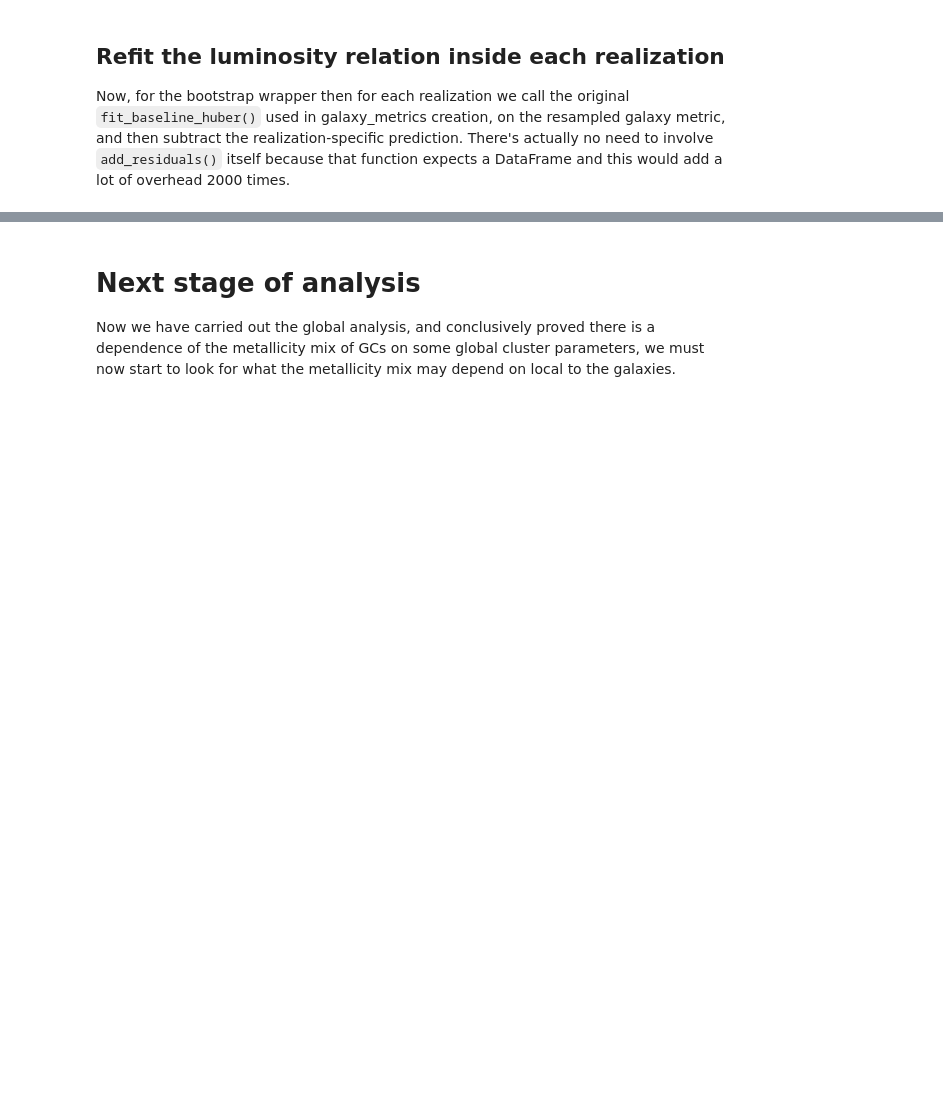
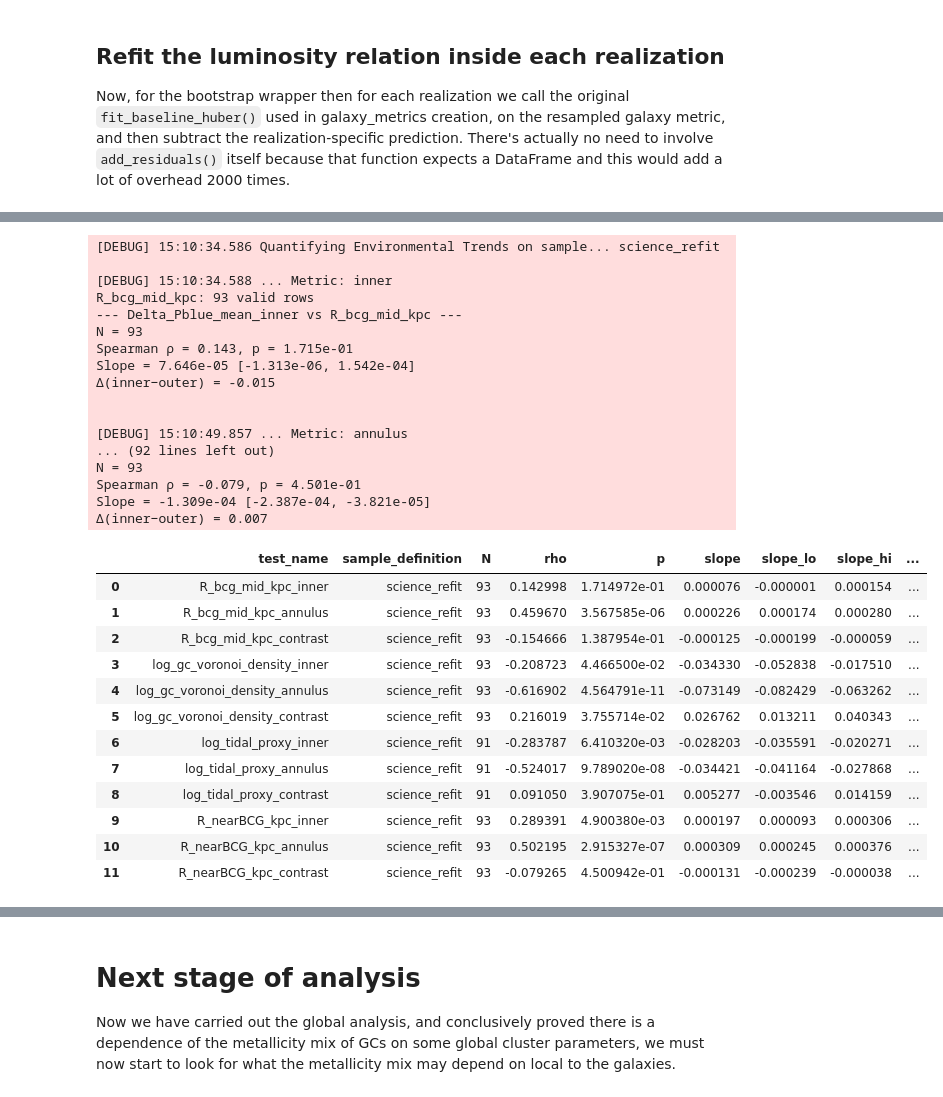
Before and after one commit to Pommers/Coma-GCS-colors, a Jupyter notebook: Paper3_color_metrics_referee_revised.ipynb, the cells around one changed output, grey strips where cells are left out. Drawn from its saved outputs; the diff is of its cells as text; code cells hidden in the pictures; blank space fills up the shorter version.

```diff
--- a/Paper3_color_metrics_referee_revised.ipynb
+++ b/Paper3_color_metrics_referee_revised.ipynb
@@ -7044,0 +7446,14 @@ UsageError: Line magic function `%autoreload` not found.
+# %%
+MV_sci = science_df[cols.gal_MV].to_numpy(float)
+
+y_sci = science_df[
+    "Pblue_mean_inner"
+].to_numpy(float)
+
+_, yhat_sci = fit_baseline_huber(
+    MV_sci,
+    y_sci,
+    eps=cfg.huber_eps,
+)
+
+delta_sci = y_sci - yhat_sci
@@ -7044,0 +7559,52 @@ UsageError: Line magic function `%autoreload` not found.
+# %%
+from src.stats import quantify_trend
+
+# RERUN trend quantification tests on ONLY high coverage galaxies
+science_refit_rows=[]
+sample_def="science_refit"
+
+science_refit_rows.extend(quantify_environmental_trends(science_refit,
+                                                 prime_mask=science_mask,
+                                                 sample_def=sample_def,
+                                                 xcols = ["R_bcg_mid_kpc",
+                                                          # "gc_voronoi_density_arcsec2_inv",
+                                                          "log_gc_voronoi_density",
+                                                          "log_tidal_proxy",
+                                                          "R_nearBCG_kpc",
+                                                         ]
+                                                 )
+                  )
+
+science_refit_rows_df = pd.DataFrame(science_refit_rows)
+science_refit_rows_df
+# %% [output]
+[DEBUG] 15:10:34.586 Quantifying Environmental Trends on sample... science_refit
+
+[DEBUG] 15:10:34.588 ... Metric: inner
+R_bcg_mid_kpc: 93 valid rows
+--- Delta_Pblue_mean_inner vs R_bcg_mid_kpc ---
+N = 93
+Spearman ρ = 0.143, p = 1.715e-01
+Slope = 7.646e-05 [-1.313e-06, 1.542e-04]
+Δ(inner−outer) = -0.015
+
+
+[DEBUG] 15:10:49.857 ... Metric: annulus
+... (92 lines left out)
+N = 93
+Spearman ρ = -0.079, p = 4.501e-01
+Slope = -1.309e-04 [-2.387e-04, -3.821e-05]
+Δ(inner−outer) = 0.007
+|  | test_name | sample_definition | N | rho | p | slope | slope_lo | slope_hi | ... |
+| 0 | R_bcg_mid_kpc_inner | science_refit | 93 | 0.142998 | 1.714972e-01 | 0.000076 | -0.000001 | 0.000154 | ... |
+| 1 | R_bcg_mid_kpc_annulus | science_refit | 93 | 0.459670 | 3.567585e-06 | 0.000226 | 0.000174 | 0.000280 | ... |
+| 2 | R_bcg_mid_kpc_contrast | science_refit | 93 | -0.154666 | 1.387954e-01 | -0.000125 | -0.000199 | -0.000059 | ... |
+| 3 | log_gc_voronoi_density_inner | science_refit | 93 | -0.208723 | 4.466500e-02 | -0.034330 | -0.052838 | -0.017510 | ... |
+| 4 | log_gc_voronoi_density_annulus | science_refit | 93 | -0.616902 | 4.564791e-11 | -0.073149 | -0.082429 | -0.063262 | ... |
+| 5 | log_gc_voronoi_density_contrast | science_refit | 93 | 0.216019 | 3.755714e-02 | 0.026762 | 0.013211 | 0.040343 | ... |
+| 6 | log_tidal_proxy_inner | science_refit | 91 | -0.283787 | 6.410320e-03 | -0.028203 | -0.035591 | -0.020271 | ... |
+| 7 | log_tidal_proxy_annulus | science_refit | 91 | -0.524017 | 9.789020e-08 | -0.034421 | -0.041164 | -0.027868 | ... |
+| 8 | log_tidal_proxy_contrast | science_refit | 91 | 0.091050 | 3.907075e-01 | 0.005277 | -0.003546 | 0.014159 | ... |
+| 9 | R_nearBCG_kpc_inner | science_refit | 93 | 0.289391 | 4.900380e-03 | 0.000197 | 0.000093 | 0.000306 | ... |
+| 10 | R_nearBCG_kpc_annulus | science_refit | 93 | 0.502195 | 2.915327e-07 | 0.000309 | 0.000245 | 0.000376 | ... |
+| 11 | R_nearBCG_kpc_contrast | science_refit | 93 | -0.079265 | 4.500942e-01 | -0.000131 | -0.000239 | -0.000038 | ... |
```
Also changed, not shown: parts of 52 cells of this notebook, 1 other file.
